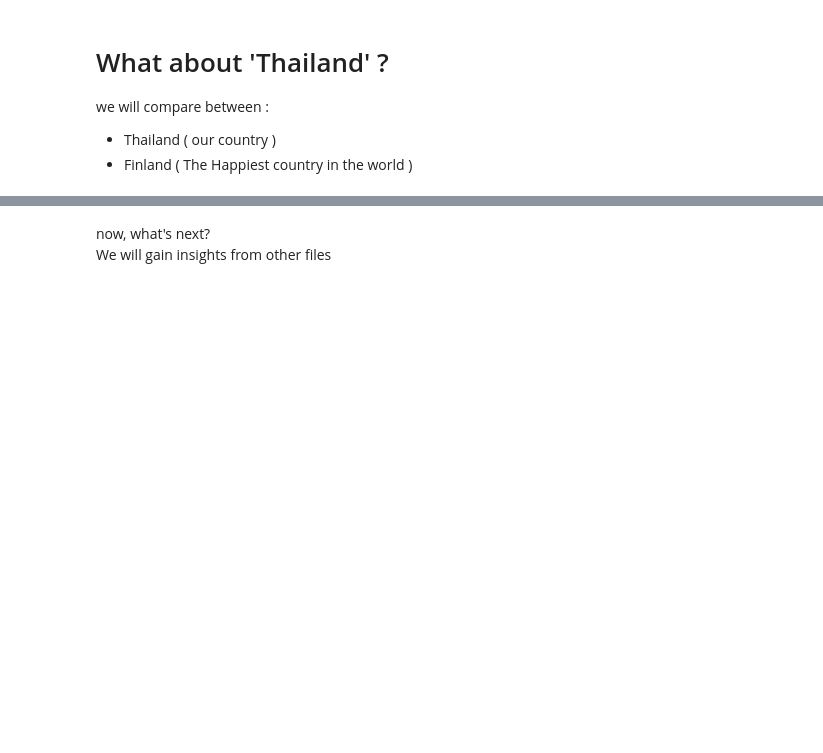
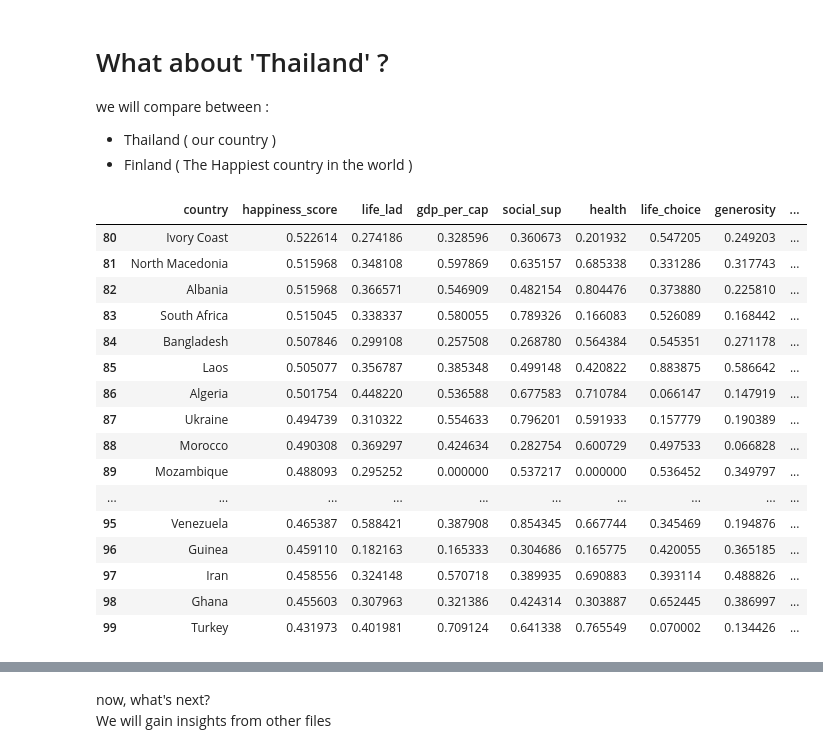
Before and after one commit to HikariJadeEmpire/TH_WLRD_Happiness_Project, a Jupyter notebook: WH_CodeSpace.ipynb, the cells around one changed output, grey strips where cells are left out. Saved outputs shown, nothing was run; the diff lists cells and outputs as text; code cells hidden in the pictures; blank space fills up the shorter version.

```diff
--- a/WH_CodeSpace.ipynb
+++ b/WH_CodeSpace.ipynb
@@ -436,6 +436,28 @@ Right here we will show you 70 countries descending by happiness score below :
 we will compare between :
 - Thailand ( our country )
 - Finland ( The Happiest country in the world )
+# %%
+# find a country that has a happiness score around the median from normalized file (it means a happiness score of around 0.5)
+
+st_wh.iloc[ 80:100,: ]
+# %% [output]
+|  | country | happiness_score | life_lad | gdp_per_cap | social_sup | health | life_choice | generosity | ... |
+| 80 | Ivory Coast | 0.522614 | 0.274186 | 0.328596 | 0.360673 | 0.201932 | 0.547205 | 0.249203 | ... |
+| 81 | North Macedonia | 0.515968 | 0.348108 | 0.597869 | 0.635157 | 0.685338 | 0.331286 | 0.317743 | ... |
+| 82 | Albania | 0.515968 | 0.366571 | 0.546909 | 0.482154 | 0.804476 | 0.373880 | 0.225810 | ... |
+| 83 | South Africa | 0.515045 | 0.338337 | 0.580055 | 0.789326 | 0.166083 | 0.526089 | 0.168442 | ... |
+| 84 | Bangladesh | 0.507846 | 0.299108 | 0.257508 | 0.268780 | 0.564384 | 0.545351 | 0.271178 | ... |
+| 85 | Laos | 0.505077 | 0.356787 | 0.385348 | 0.499148 | 0.420822 | 0.883875 | 0.586642 | ... |
+| 86 | Algeria | 0.501754 | 0.448220 | 0.536588 | 0.677583 | 0.710784 | 0.066147 | 0.147919 | ... |
+| 87 | Ukraine | 0.494739 | 0.310322 | 0.554633 | 0.796201 | 0.591933 | 0.157779 | 0.190389 | ... |
+| 88 | Morocco | 0.490308 | 0.369297 | 0.424634 | 0.282754 | 0.600729 | 0.497533 | 0.066828 | ... |
+| 89 | Mozambique | 0.488093 | 0.295252 | 0.000000 | 0.537217 | 0.000000 | 0.536452 | 0.349797 | ... |
+| ... | ... | ... | ... | ... | ... | ... | ... | ... | ... |
+| 95 | Venezuela | 0.465387 | 0.588421 | 0.387908 | 0.854345 | 0.667744 | 0.345469 | 0.194876 | ... |
+| 96 | Guinea | 0.459110 | 0.182163 | 0.165333 | 0.304686 | 0.165775 | 0.420055 | 0.365185 | ... |
+| 97 | Iran | 0.458556 | 0.324148 | 0.570718 | 0.389935 | 0.690883 | 0.393114 | 0.488826 | ... |
+| 98 | Ghana | 0.455603 | 0.307963 | 0.321386 | 0.424314 | 0.303887 | 0.652445 | 0.386997 | ... |
+| 99 | Turkey | 0.431973 | 0.401981 | 0.709124 | 0.641338 | 0.765549 | 0.070002 | 0.134426 | ... |
 # %%
 # Scope our interest
 
```
Also changed, not shown: parts of 3 cells of this notebook.
